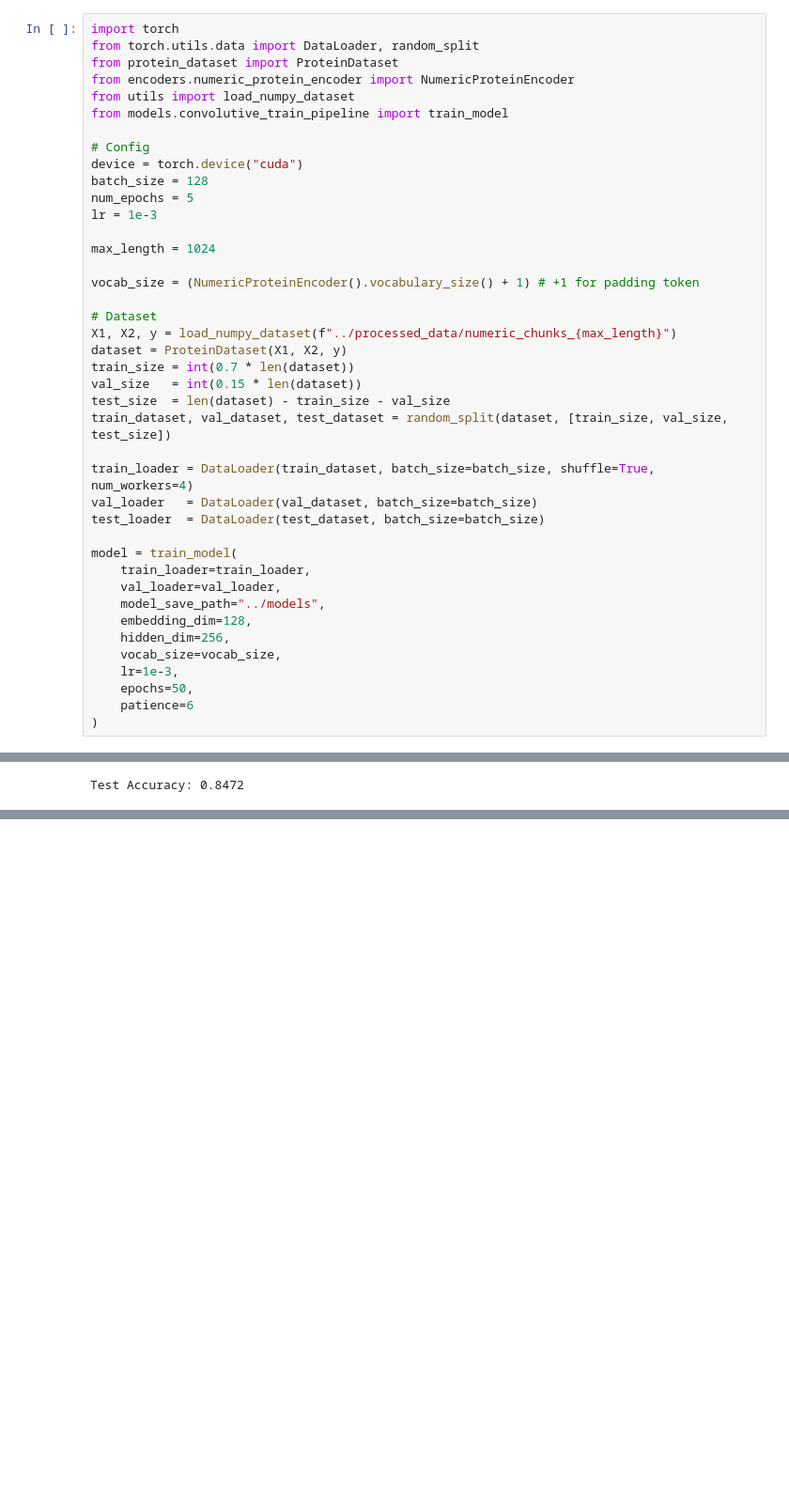
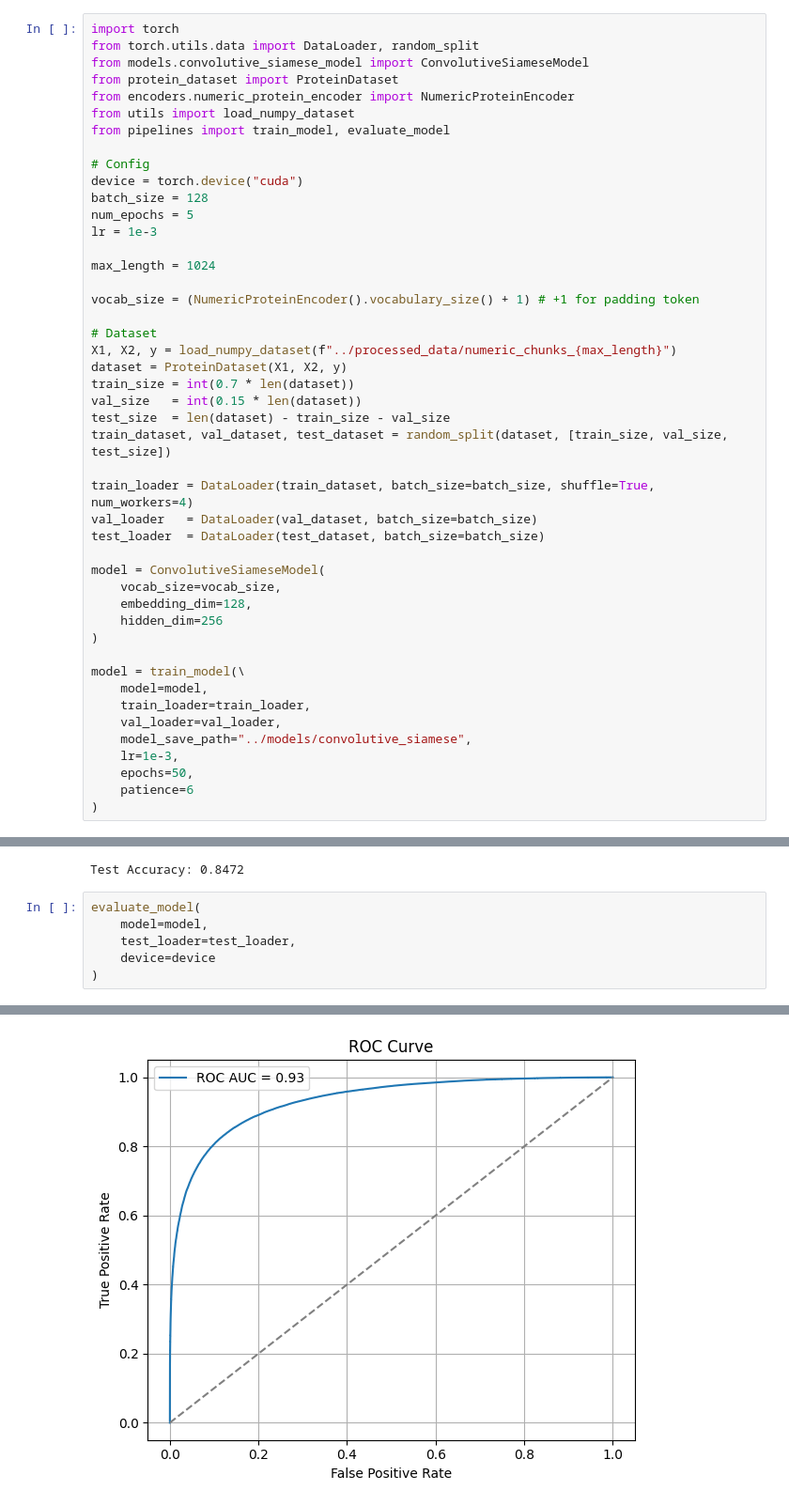
Before and after one commit to santiagoWilli/ppi-predictions, a Jupyter notebook: notebooks/3. Train Siamese model.ipynb, the cells around one changed output, grey strips where cells are left out. Shown at 94% size. Cells and saved outputs as stored; diff of their text form; blank space fills up the shorter version.

Commit message:
imp: add evaluate_model pipeline

```diff
--- a/notebooks/3. Train Siamese model.ipynb
+++ b/notebooks/3. Train Siamese model.ipynb
@@ -7,10 +7,11 @@ sys.path.append(os.path.abspath("../src"))
 # %%
 import torch
 from torch.utils.data import DataLoader, random_split
+from models.convolutive_siamese_model import ConvolutiveSiameseModel
 from protein_dataset import ProteinDataset
 from encoders.numeric_protein_encoder import NumericProteinEncoder
 from utils import load_numpy_dataset
-from models.convolutive_train_pipeline import train_model
+from pipelines import train_model, evaluate_model
 
 # Config
 device = torch.device("cuda")
@@ -34,13 +35,17 @@ train_loader = DataLoader(train_dataset, batch_size=batch_size, shuffle=True, nu
 val_loader   = DataLoader(val_dataset, batch_size=batch_size)
 test_loader  = DataLoader(test_dataset, batch_size=batch_size)
 
-model = train_model(
+model = ConvolutiveSiameseModel(
+    vocab_size=vocab_size,
+    embedding_dim=128,
+    hidden_dim=256
+)
+
+model = train_model(\
+    model=model,
     train_loader=train_loader,
     val_loader=val_loader,
-    model_save_path="../models",
-    embedding_dim=128,
-    hidden_dim=256,
-    vocab_size=vocab_size,
+    model_save_path="../models/convolutive_siamese",
     lr=1e-3,
     epochs=50,
     patience=6
@@ -88,3 +93,10 @@ test_acc = correct / total
 print(f"Test Accuracy: {test_acc:.4f}")
 # %% [output]
 Test Accuracy: 0.8472
+# %%
+evaluate_model(
+    model=model,
+    test_loader=test_loader,
+    device=device
+)
+# %% [output]
@@ -90,0 +105 @@ Test Accuracy: 0.8472
+[figure, added]
```
Also changed, not shown: parts of 1 cell of this notebook, 3 other files.
